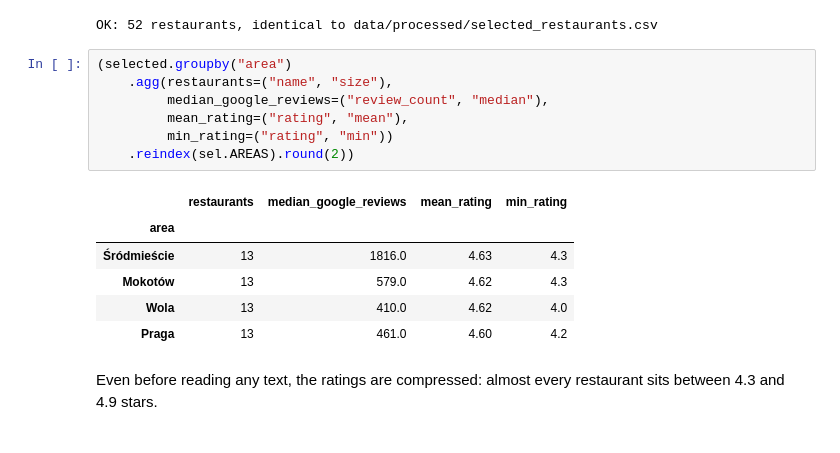
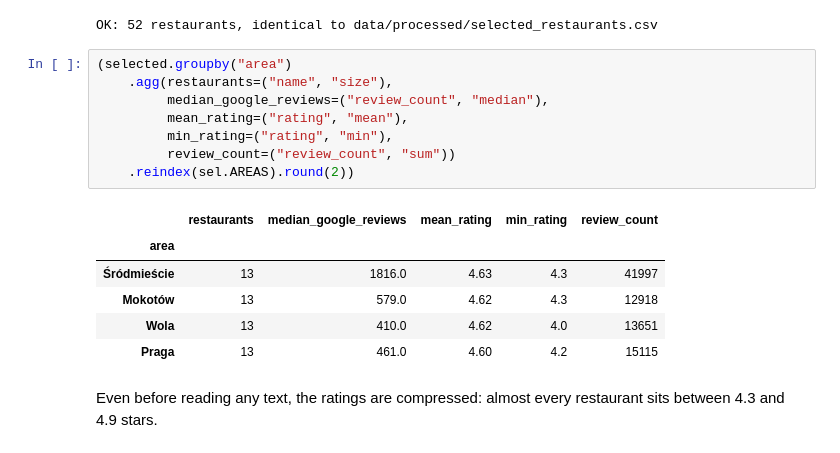
Before and after one commit to mateoseasc/Warsaw_Restaurant_Reviews, a Jupyter notebook: notebooks/analysis.ipynb, the cells around one changed output. Cells and saved outputs as stored; diff of their text form.

```diff
--- a/notebooks/analysis.ipynb
+++ b/notebooks/analysis.ipynb
@@ -140,17 +139,18 @@ OK: 52 restaurants, identical to data/processed/selected_restaurants.csv
 # %%
 (selected.groupby("area")
     .agg(restaurants=("name", "size"),
          median_google_reviews=("review_count", "median"),
          mean_rating=("rating", "mean"),
-         min_rating=("rating", "min"))
+         min_rating=("rating", "min"),
+         review_count=("review_count", "sum"))
     .reindex(sel.AREAS).round(2))
 # %% [output]
-|  | restaurants | median_google_reviews | mean_rating | min_rating |
-| area |  |  |  |  |
-| Śródmieście | 13 | 1816.0 | 4.63 | 4.3 |
-| Mokotów | 13 | 579.0 | 4.62 | 4.3 |
-| Wola | 13 | 410.0 | 4.62 | 4.0 |
-| Praga | 13 | 461.0 | 4.60 | 4.2 |
+|  | restaurants | median_google_reviews | mean_rating | min_rating | review_count |
+| area |  |  |  |  |  |
+| Śródmieście | 13 | 1816.0 | 4.63 | 4.3 | 41997 |
+| Mokotów | 13 | 579.0 | 4.62 | 4.3 | 12918 |
+| Wola | 13 | 410.0 | 4.62 | 4.0 | 13651 |
+| Praga | 13 | 461.0 | 4.60 | 4.2 | 15115 |
 # %% [markdown]
 Even before reading any text, the ratings are compressed: almost every restaurant sits between 4.3 and 4.9 stars.
 # %% [markdown]
```
Also changed, not shown: parts of 20 cells of this notebook, 2 other files.
